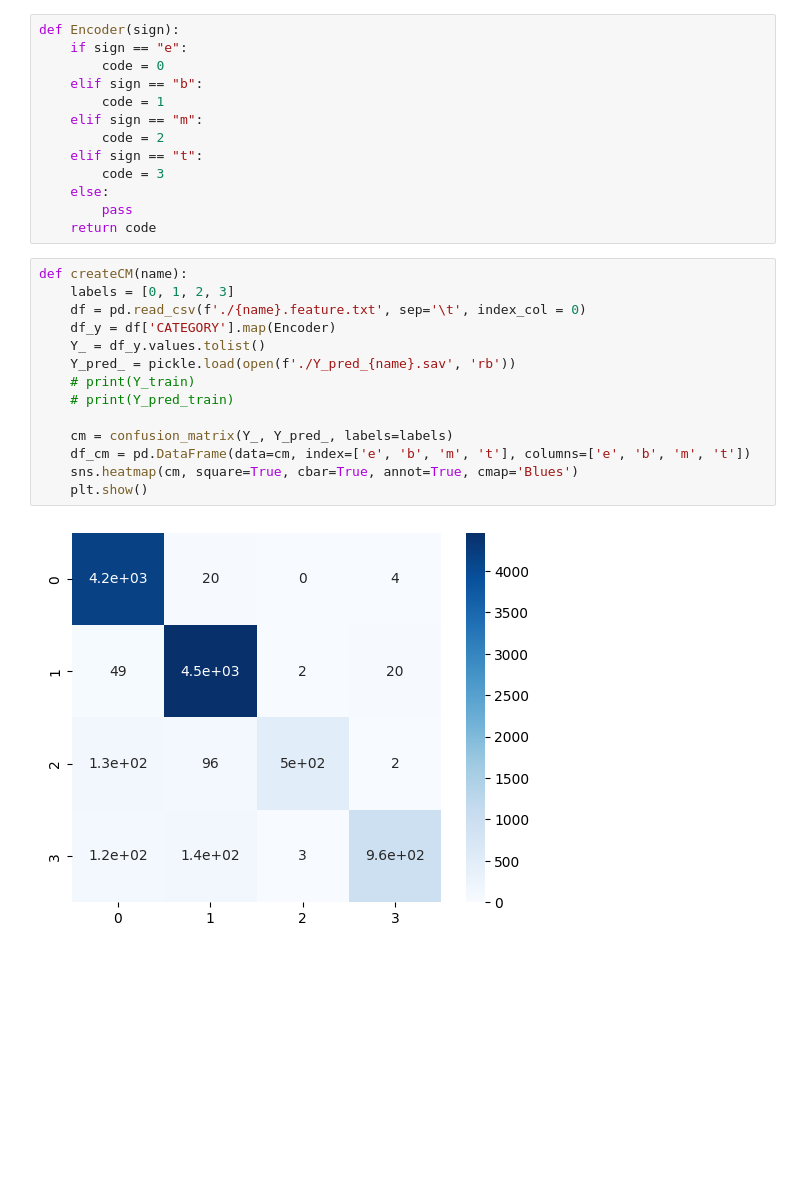
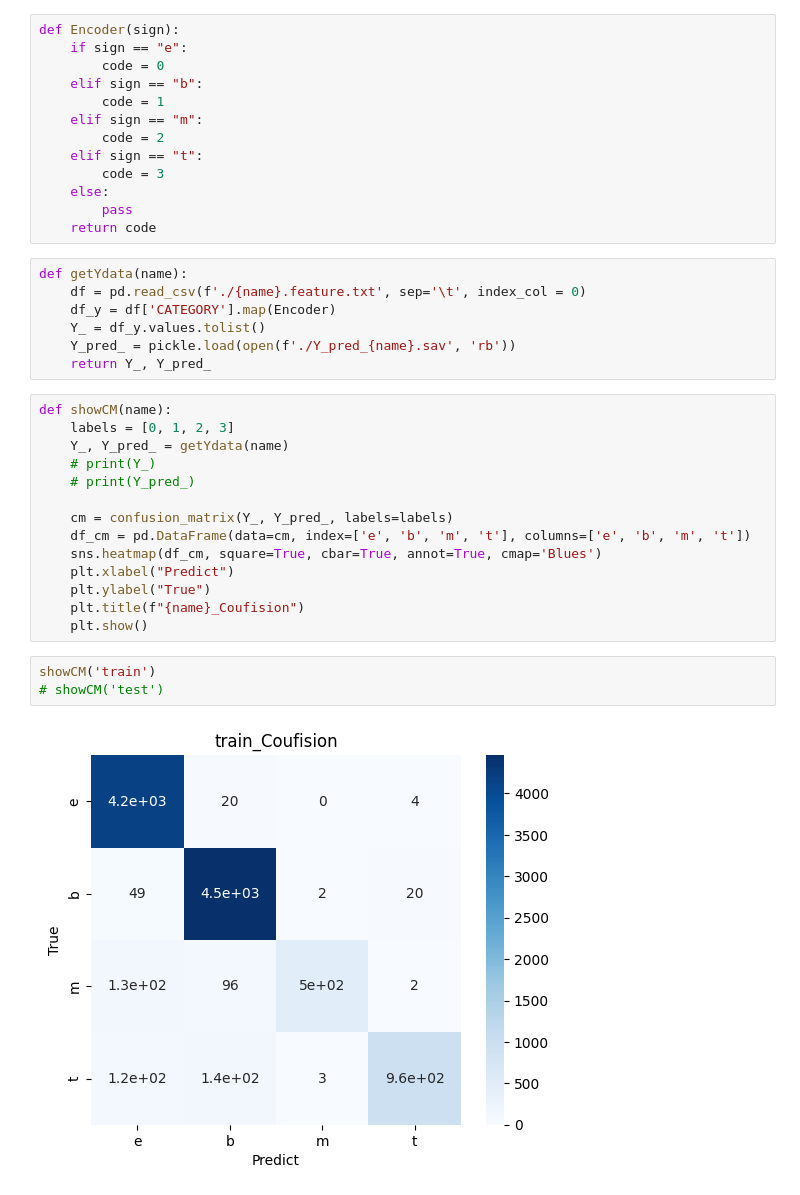
Before and after one commit to maruki3594/nlp100_practice, a Jupyter notebook: No6.ipynb, the cells around one changed output. Cells and saved outputs as stored; diff of their text form; blank space fills up the shorter version.

```diff
--- a/No6.ipynb
+++ b/No6.ipynb
@@ -240,19 +240,29 @@ def Encoder(sign):
     else:
         pass
     return code
+# %%
+def getYdata(name):
+    df = pd.read_csv(f'./{name}.feature.txt', sep='\t', index_col = 0)
+    df_y = df['CATEGORY'].map(Encoder)
+    Y_ = df_y.values.tolist()
+    Y_pred_ = pickle.load(open(f'./Y_pred_{name}.sav', 'rb'))
+    return Y_, Y_pred_
 # %%
-def createCM(name):
+def showCM(name):
     labels = [0, 1, 2, 3]
-    df = pd.read_csv(f'./{name}.feature.txt', sep='\t', index_col = 0)
-    df_y = df['CATEGORY'].map(Encoder)
-    Y_ = df_y.values.tolist()
-    Y_pred_ = pickle.load(open(f'./Y_pred_{name}.sav', 'rb'))
-    # print(Y_train)
-    # print(Y_pred_train)
+    Y_, Y_pred_ = getYdata(name)
+    # print(Y_)
+    # print(Y_pred_)
 
     cm = confusion_matrix(Y_, Y_pred_, labels=labels)
     df_cm = pd.DataFrame(data=cm, index=['e', 'b', 'm', 't'], columns=['e', 'b', 'm', 't'])
-    sns.heatmap(cm, square=True, cbar=True, annot=True, cmap='Blues')
+    sns.heatmap(df_cm, square=True, cbar=True, annot=True, cmap='Blues')
+    plt.xlabel("Predict")
+    plt.ylabel("True")
+    plt.title(f"{name}_Coufision")
     plt.show()
-# %% [output]
-[figure, removed]
+# %%
+showCM('train')
+# showCM('test')
+# %% [output]
+[figure, added]
```
Also changed, not shown: parts of 4 cells of this notebook.
